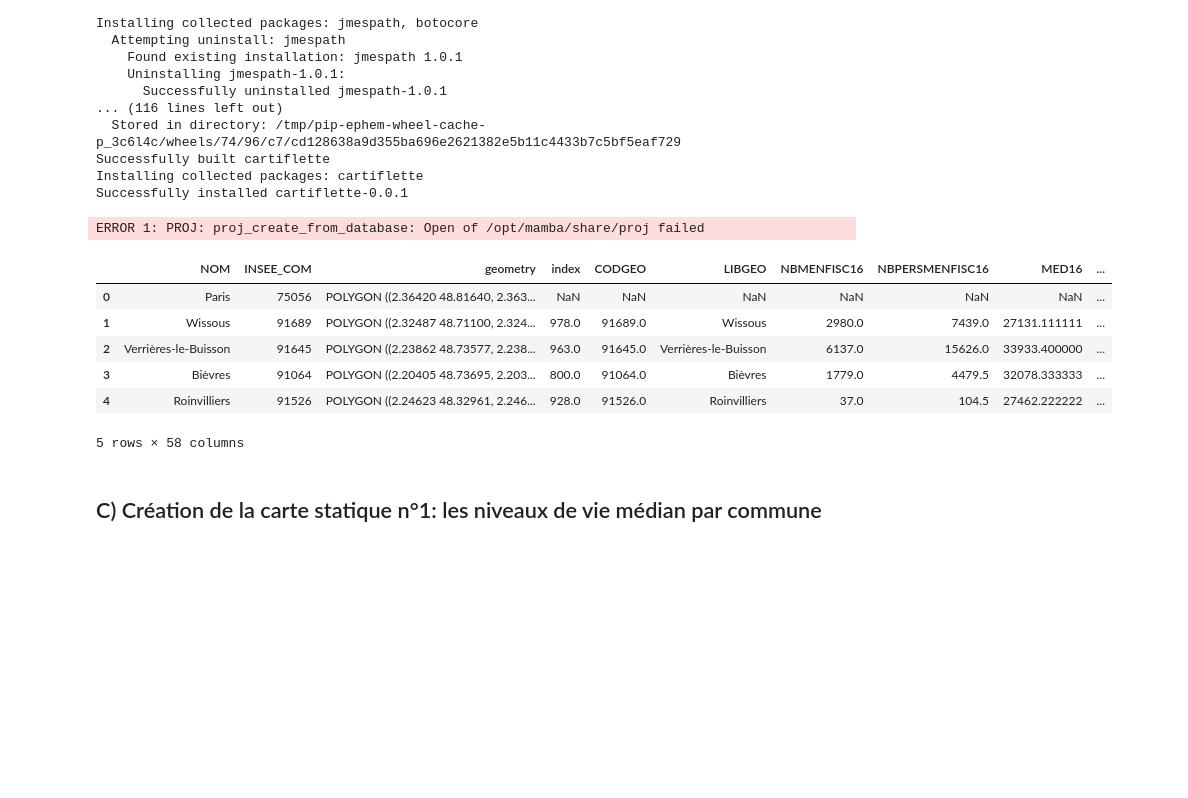
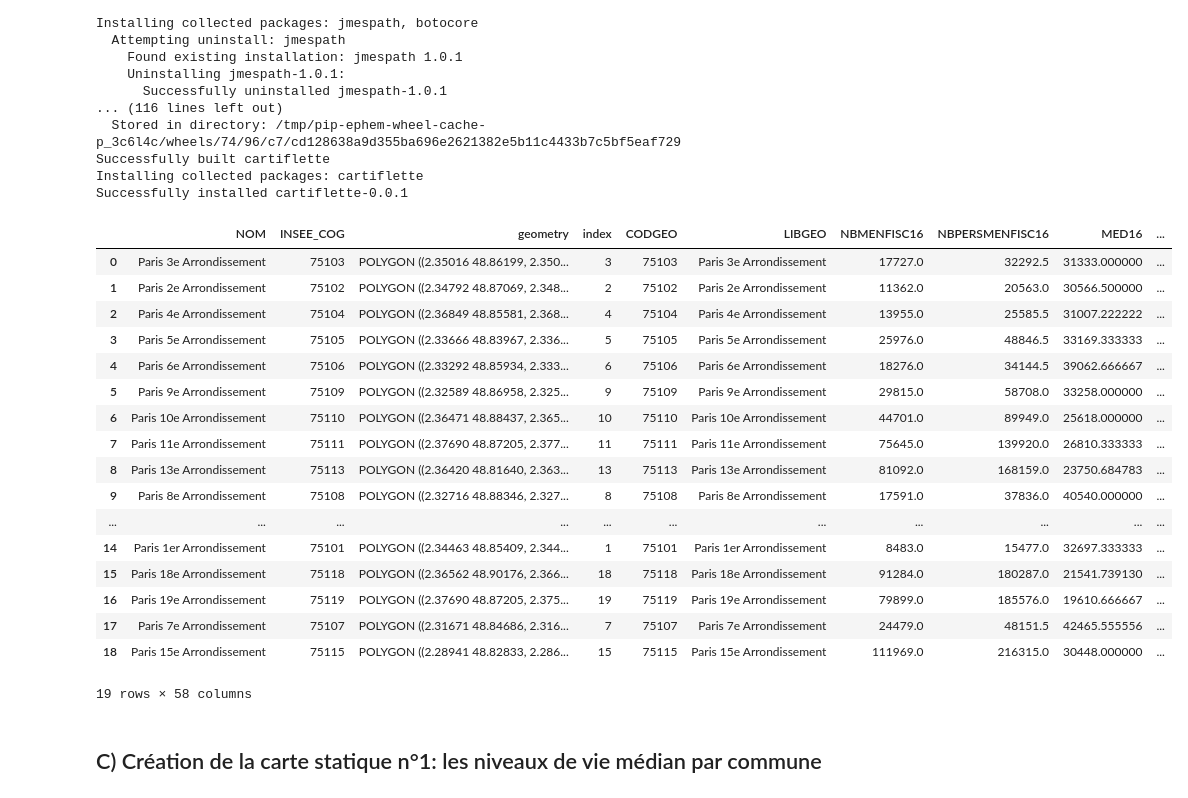
Before and after one commit to gabriel92320/data_science_project, a Jupyter notebook: Création_cartes_statiques.ipynb, the cells around one changed output. Drawn from its saved outputs; the diff is of its cells as text; code cells hidden in the pictures; blank space fills up the shorter version.

Commit message:
Finalisation des cartes statiques (ajout des arrondissements parisiens)

```diff
--- a/Création_cartes_statiques.ipynb
+++ b/Création_cartes_statiques.ipynb
@@ -67,28 +67,48 @@ communes_IDF = cartiflette.s3.download_vectorfile_url_all(
     vectorfile_format="geojson",
     decoupage="departement",
     year=2022)
+
+arrondissements_Paris = cartiflette.s3.download_vectorfile_url_all(
+    values = ["75"],
+    level="COMMUNE_ARRONDISSEMENT",
+    vectorfile_format="geojson",
+    decoupage="departement",
+    year=2022)
-# %% [output]
-ERROR 1: PROJ: proj_create_from_database: Open of /opt/mamba/share/proj failed
 # %%
 communes_IDF = communes_IDF[['NOM','INSEE_COM','geometry']]
+arrondissements_Paris = arrondissements_Paris[['NOM','INSEE_COG','geometry']]
 # %%
 communes_IDF['INSEE_COM'] = communes_IDF['INSEE_COM'].apply(lambda n: int(n))
+arrondissements_Paris['INSEE_COG'] = arrondissements_Paris['INSEE_COG'].apply(lambda n: int(n))
 # %%
 # Jointure avec le dataframe Filosofi_dpe_IDF_com2:
 
 Filosofi_dpe_IDF_com3=pd.merge(communes_IDF,Filosofi_dpe_IDF_com2,left_on="INSEE_COM",right_on="CODGEO",how="left")
+Filosofi_dpe_Paris_com3=pd.merge(arrondissements_Paris,Filosofi_dpe_IDF_com2,left_on="INSEE_COG",right_on="CODGEO",how="left")
 # %%
 Filosofi_dpe_IDF_com4 = Filosofi_dpe_IDF_com3.dropna(subset=["geometry"])
+Filosofi_dpe_Paris_com4 = Filosofi_dpe_Paris_com3.dropna(subset=["geometry"])
 # %%
-Filosofi_dpe_IDF_com4.head()
+Filosofi_dpe_Paris_com4.head(19)
 # %% [output]
-|  | NOM | INSEE_COM | geometry | index | CODGEO | LIBGEO | NBMENFISC16 | NBPERSMENFISC16 | MED16 | ... |
-| 0 | Paris | 75056 | POLYGON ((2.36420 48.81640, 2.363... | NaN | NaN | NaN | NaN | NaN | NaN | ... |
-| 1 | Wissous | 91689 | POLYGON ((2.32487 48.71100, 2.324... | 978.0 | 91689.0 | Wissous | 2980.0 | 7439.0 | 27131.111111 | ... |
-| 2 | Verrières-le-Buisson | 91645 | POLYGON ((2.23862 48.73577, 2.238... | 963.0 | 91645.0 | Verrières-le-Buisson | 6137.0 | 15626.0 | 33933.400000 | ... |
-| 3 | Bièvres | 91064 | POLYGON ((2.20405 48.73695, 2.203... | 800.0 | 91064.0 | Bièvres | 1779.0 | 4479.5 | 32078.333333 | ... |
-| 4 | Roinvilliers | 91526 | POLYGON ((2.24623 48.32961, 2.246... | 928.0 | 91526.0 | Roinvilliers | 37.0 | 104.5 | 27462.222222 | ... |
+|  | NOM | INSEE_COG | geometry | index | CODGEO | LIBGEO | NBMENFISC16 | NBPERSMENFISC16 | MED16 | ... |
+| 0 | Paris 3e Arrondissement | 75103 | POLYGON ((2.35016 48.86199, 2.350... | 3 | 75103 | Paris 3e Arrondissement | 17727.0 | 32292.5 | 31333.000000 | ... |
+| 1 | Paris 2e Arrondissement | 75102 | POLYGON ((2.34792 48.87069, 2.348... | 2 | 75102 | Paris 2e Arrondissement | 11362.0 | 20563.0 | 30566.500000 | ... |
+| 2 | Paris 4e Arrondissement | 75104 | POLYGON ((2.36849 48.85581, 2.368... | 4 | 75104 | Paris 4e Arrondissement | 13955.0 | 25585.5 | 31007.222222 | ... |
+| 3 | Paris 5e Arrondissement | 75105 | POLYGON ((2.33666 48.83967, 2.336... | 5 | 75105 | Paris 5e Arrondissement | 25976.0 | 48846.5 | 33169.333333 | ... |
+| 4 | Paris 6e Arrondissement | 75106 | POLYGON ((2.33292 48.85934, 2.333... | 6 | 75106 | Paris 6e Arrondissement | 18276.0 | 34144.5 | 39062.666667 | ... |
+| 5 | Paris 9e Arrondissement | 75109 | POLYGON ((2.32589 48.86958, 2.325... | 9 | 75109 | Paris 9e Arrondissement | 29815.0 | 58708.0 | 33258.000000 | ... |
+| 6 | Paris 10e Arrondissement | 75110 | POLYGON ((2.36471 48.88437, 2.365... | 10 | 75110 | Paris 10e Arrondissement | 44701.0 | 89949.0 | 25618.000000 | ... |
+| 7 | Paris 11e Arrondissement | 75111 | POLYGON ((2.37690 48.87205, 2.377... | 11 | 75111 | Paris 11e Arrondissement | 75645.0 | 139920.0 | 26810.333333 | ... |
+| 8 | Paris 13e Arrondissement | 75113 | POLYGON ((2.36420 48.81640, 2.363... | 13 | 75113 | Paris 13e Arrondissement | 81092.0 | 168159.0 | 23750.684783 | ... |
+| 9 | Paris 8e Arrondissement | 75108 | POLYGON ((2.32716 48.88346, 2.327... | 8 | 75108 | Paris 8e Arrondissement | 17591.0 | 37836.0 | 40540.000000 | ... |
+| ... | ... | ... | ... | ... | ... | ... | ... | ... | ... | ... |
+| 14 | Paris 1er Arrondissement | 75101 | POLYGON ((2.34463 48.85409, 2.344... | 1 | 75101 | Paris 1er Arrondissement | 8483.0 | 15477.0 | 32697.333333 | ... |
+| 15 | Paris 18e Arrondissement | 75118 | POLYGON ((2.36562 48.90176, 2.366... | 18 | 75118 | Paris 18e Arrondissement | 91284.0 | 180287.0 | 21541.739130 | ... |
+| 16 | Paris 19e Arrondissement | 75119 | POLYGON ((2.37690 48.87205, 2.375... | 19 | 75119 | Paris 19e Arrondissement | 79899.0 | 185576.0 | 19610.666667 | ... |
+| 17 | Paris 7e Arrondissement | 75107 | POLYGON ((2.31671 48.84686, 2.316... | 7 | 75107 | Paris 7e Arrondissement | 24479.0 | 48151.5 | 42465.555556 | ... |
+| 18 | Paris 15e Arrondissement | 75115 | POLYGON ((2.28941 48.82833, 2.286... | 15 | 75115 | Paris 15e Arrondissement | 111969.0 | 216315.0 | 30448.000000 | ... |
-5 rows × 58 columns
+19 rows × 58 columns
 # %% [markdown]
 ## C) Création de la carte statique n°1: les niveaux de vie médian par commune
 # %%
```
Also changed, not shown: parts of 9 cells of this notebook.
